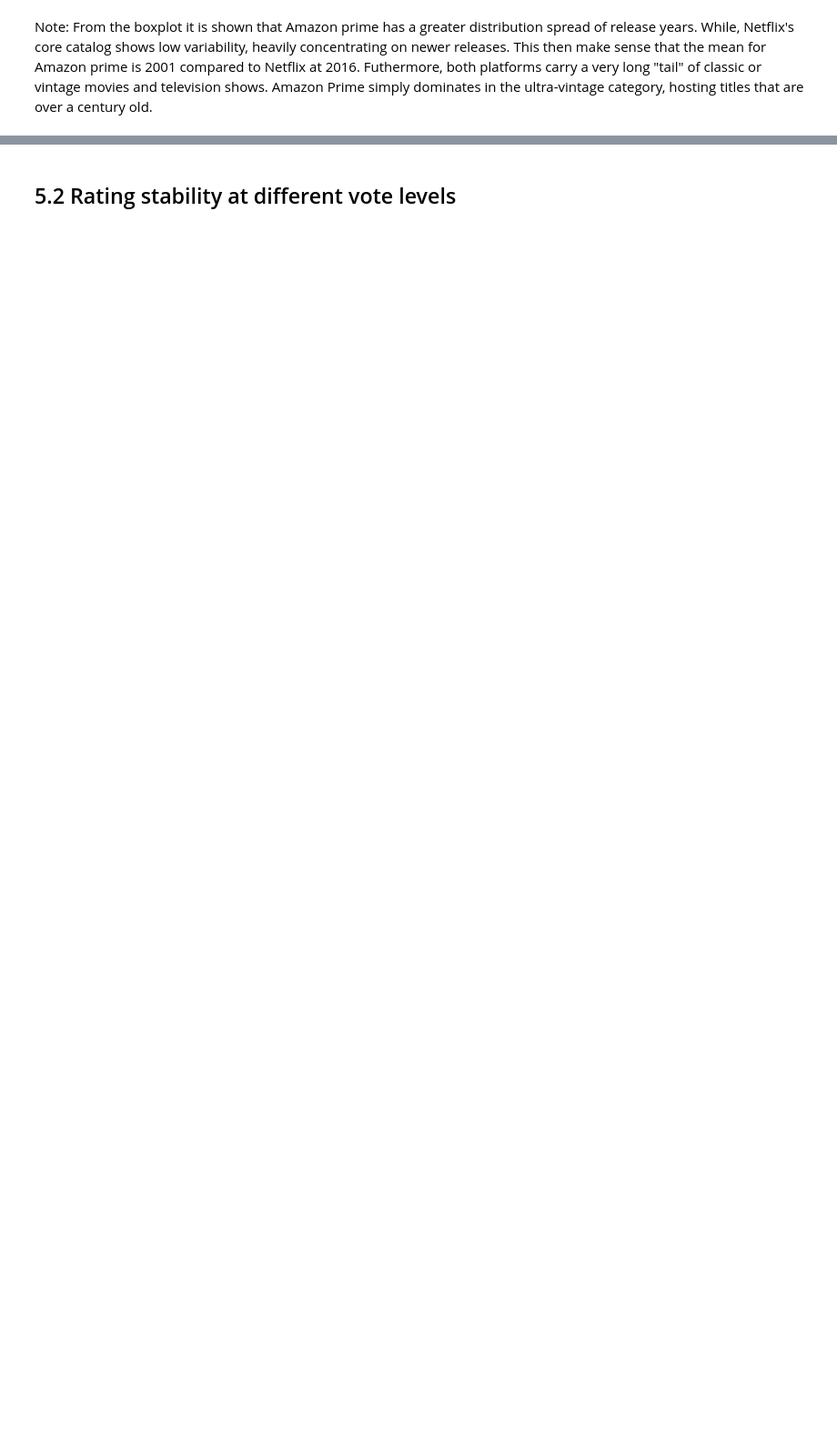
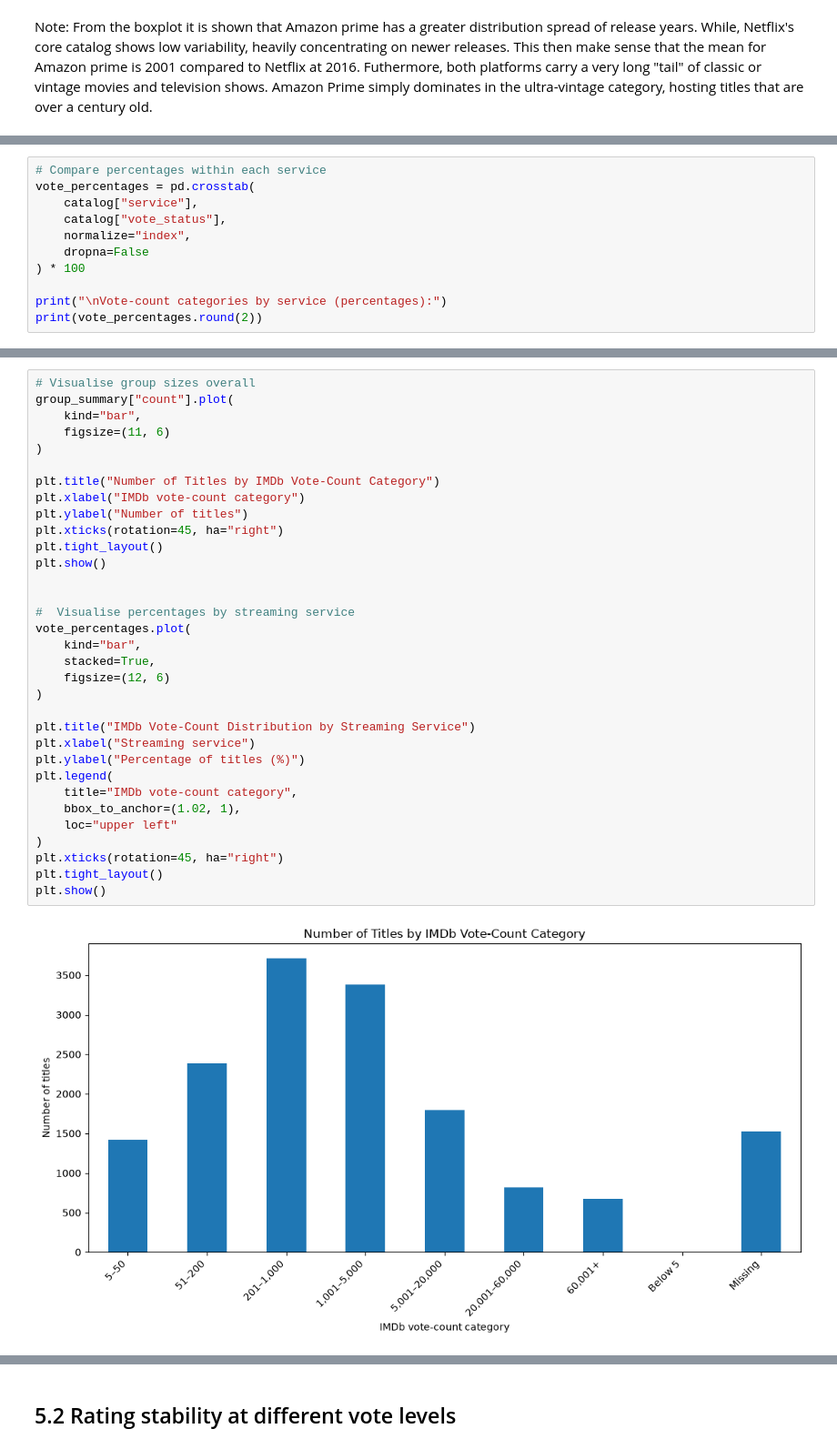
Before and after one commit to DianaAleks/streaming-services-enshittification-study, a Jupyter notebook: notebooks/2022_analysis.ipynb, the cells around one changed output, grey strips where cells are left out. Shown at 91% size. Saved outputs shown, nothing was run; the diff lists cells and outputs as text; blank space fills up the shorter version.

```diff
--- a/notebooks/2022_analysis.ipynb
+++ b/notebooks/2022_analysis.ipynb
@@ -413,0 +498,11 @@ note: Shows the number and proportion of titles with low, high, or missing IMDb
+# %%
+# Compare percentages within each service
+vote_percentages = pd.crosstab(
+    catalog["service"],
+    catalog["vote_status"],
+    normalize="index",
+    dropna=False
+) * 100
+
+print("\nVote-count categories by service (percentages):")
+print(vote_percentages.round(2))
@@ -413,0 +520,35 @@ note: Shows the number and proportion of titles with low, high, or missing IMDb
+# %%
+# Visualise group sizes overall
+group_summary["count"].plot(
+    kind="bar",
+    figsize=(11, 6)
+)
+
+plt.title("Number of Titles by IMDb Vote-Count Category")
+plt.xlabel("IMDb vote-count category")
+plt.ylabel("Number of titles")
+plt.xticks(rotation=45, ha="right")
+plt.tight_layout()
+plt.show()
+
+
+#  Visualise percentages by streaming service
+vote_percentages.plot(
+    kind="bar",
+    stacked=True,
+    figsize=(12, 6)
+)
+
+plt.title("IMDb Vote-Count Distribution by Streaming Service")
+plt.xlabel("Streaming service")
+plt.ylabel("Percentage of titles (%)")
+plt.legend(
+    title="IMDb vote-count category",
+    bbox_to_anchor=(1.02, 1),
+    loc="upper left"
+)
+plt.xticks(rotation=45, ha="right")
+plt.tight_layout()
+plt.show()
+# %% [output]
+[figure, added]
```
Also changed, not shown: parts of 51 cells of this notebook, 1 other file.
